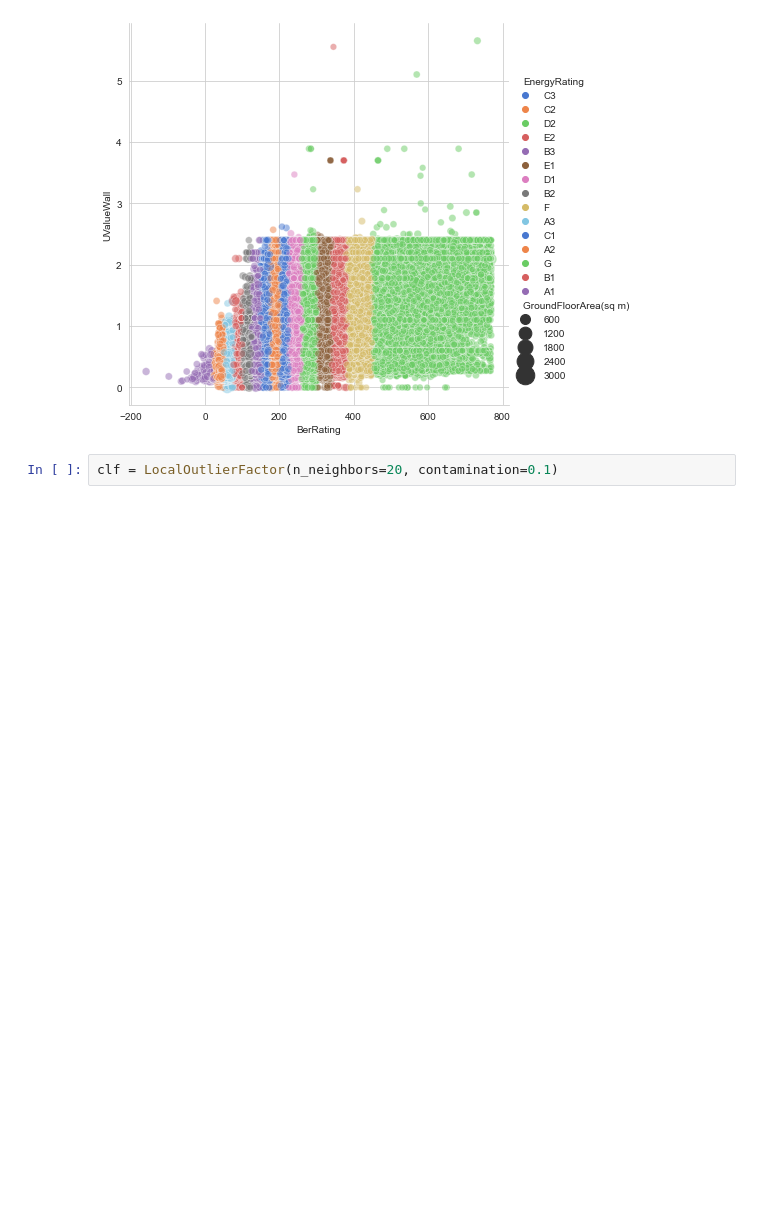
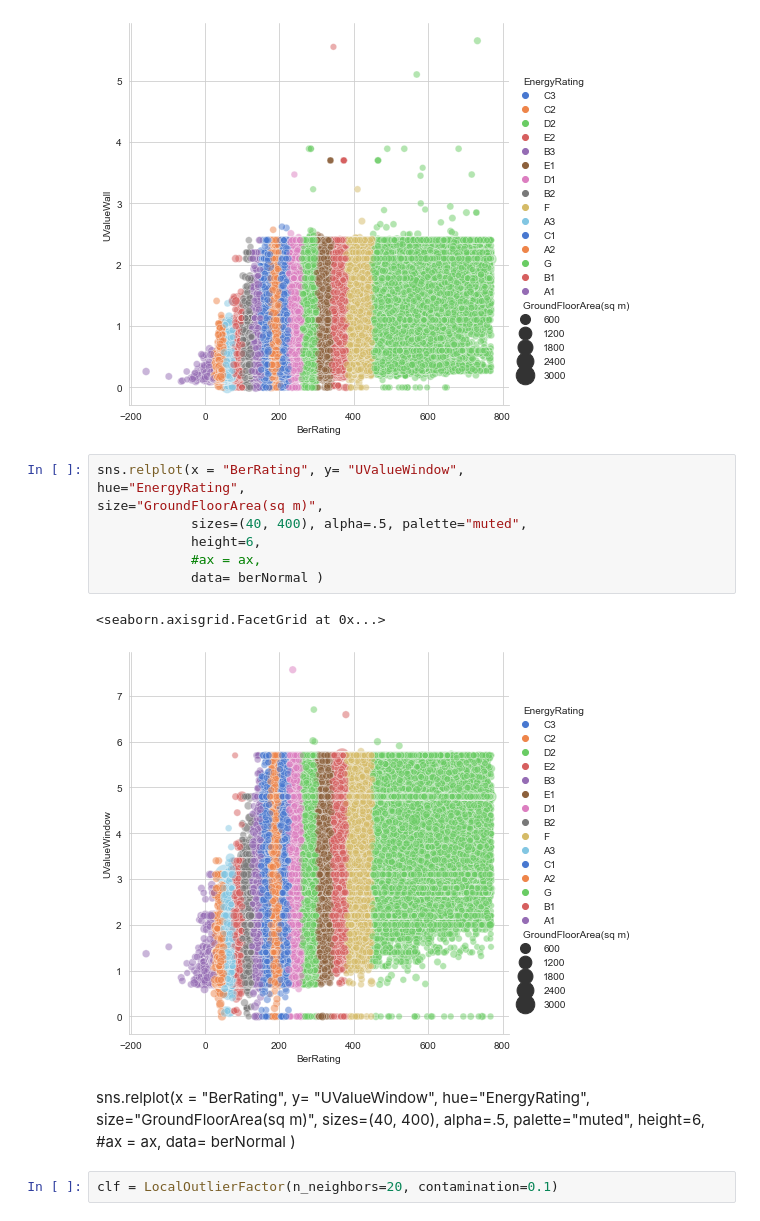
Before and after one commit to codefromjames/eire.energy, a Jupyter notebook: Building Energy Rating Prediction.ipynb, the cells around one changed output. Drawn from its saved outputs; the diff is of its cells as text; blank space fills up the shorter version.

```diff
--- a/Building Energy Rating Prediction.ipynb
+++ b/Building Energy Rating Prediction.ipynb
@@ -420,6 +421,25 @@ size="GroundFloorArea(sq m)",
 # %% [output]
 <seaborn.axisgrid.FacetGrid at 0x...>
 [figure]
+# %%
+sns.relplot(x = "BerRating", y= "UValueWindow",
+hue="EnergyRating",
+size="GroundFloorArea(sq m)",
+            sizes=(40, 400), alpha=.5, palette="muted",
+            height=6,
+            #ax = ax,
+            data= berNormal )
+# %% [output]
+<seaborn.axisgrid.FacetGrid at 0x...>
+[figure, added]
+# %% [markdown]
+sns.relplot(x = "BerRating", y= "UValueWindow",
+hue="EnergyRating",
+size="GroundFloorArea(sq m)",
+            sizes=(40, 400), alpha=.5, palette="muted",
+            height=6,
+            #ax = ax,
+            data= berNormal )
 # %%
 clf = LocalOutlierFactor(n_neighbors=20, contamination=0.1)
 # %%
```
Also changed, not shown: parts of 3 cells of this notebook.
